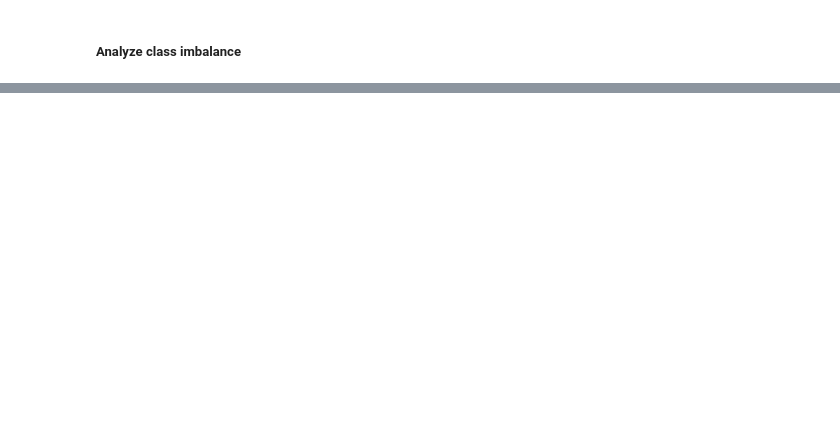
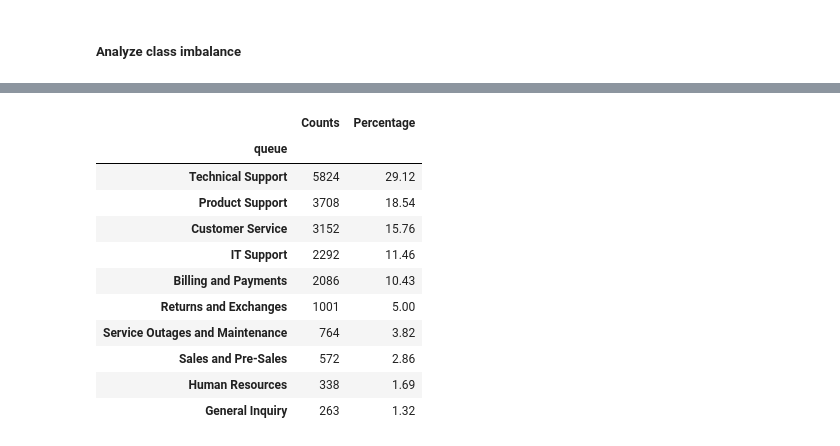
Before and after one commit to margavera/Customer-IT-Support-Text-Classification, a Jupyter notebook: notebooks/EDA.ipynb, the cells around one changed output, grey strips where cells are left out. Cells and saved outputs as stored; diff of their text form; code cells hidden in the pictures; blank space fills up the shorter version.

```diff
--- a/notebooks/EDA.ipynb
+++ b/notebooks/EDA.ipynb
@@ -78,0 +142,15 @@ tickets_df[tickets_df['body'].isnull()]
+# %%
+check_class_imbalance(df_tickets, 'queue')
+# %% [output]
+|  | Counts | Percentage |
+| queue |  |  |
+| Technical Support | 5824 | 29.12 |
+| Product Support | 3708 | 18.54 |
+| Customer Service | 3152 | 15.76 |
+| IT Support | 2292 | 11.46 |
+| Billing and Payments | 2086 | 10.43 |
+| Returns and Exchanges | 1001 | 5.00 |
+| Service Outages and Maintenance | 764 | 3.82 |
+| Sales and Pre-Sales | 572 | 2.86 |
+| Human Resources | 338 | 1.69 |
+| General Inquiry | 263 | 1.32 |
```
Also changed, not shown: parts of 20 cells of this notebook, 1 other file.
